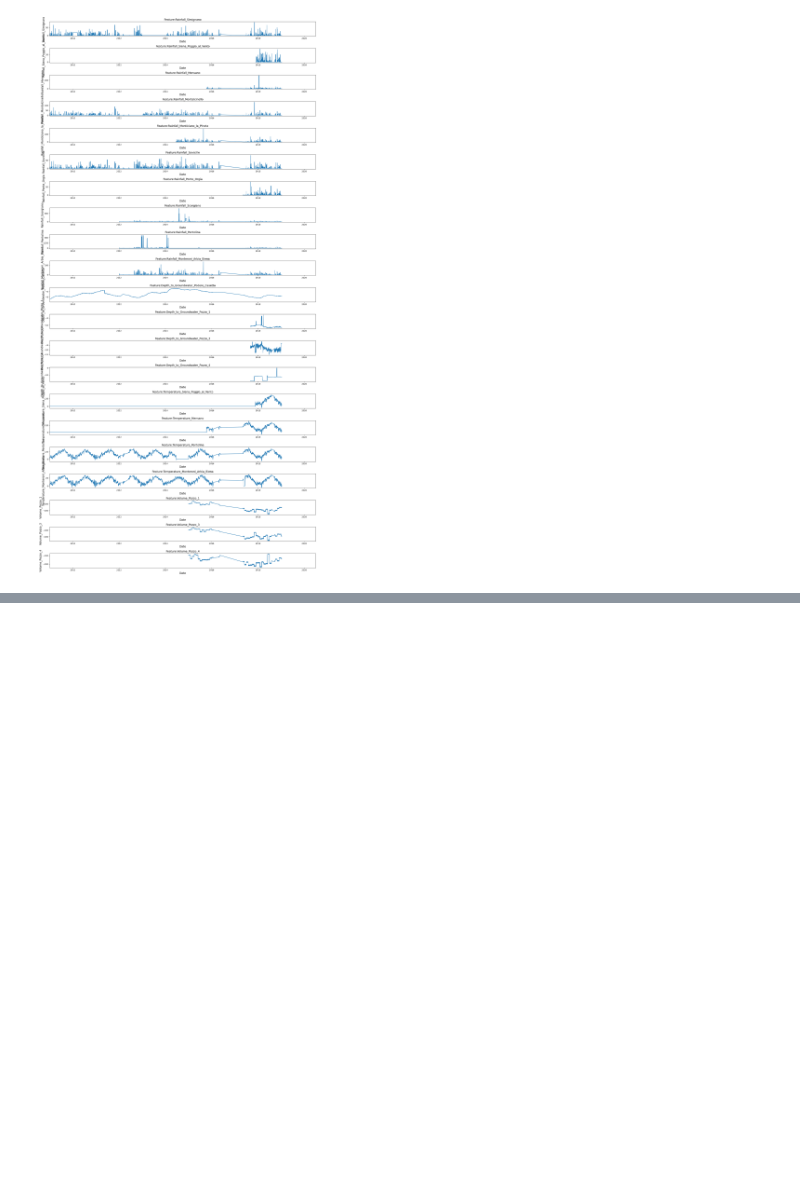
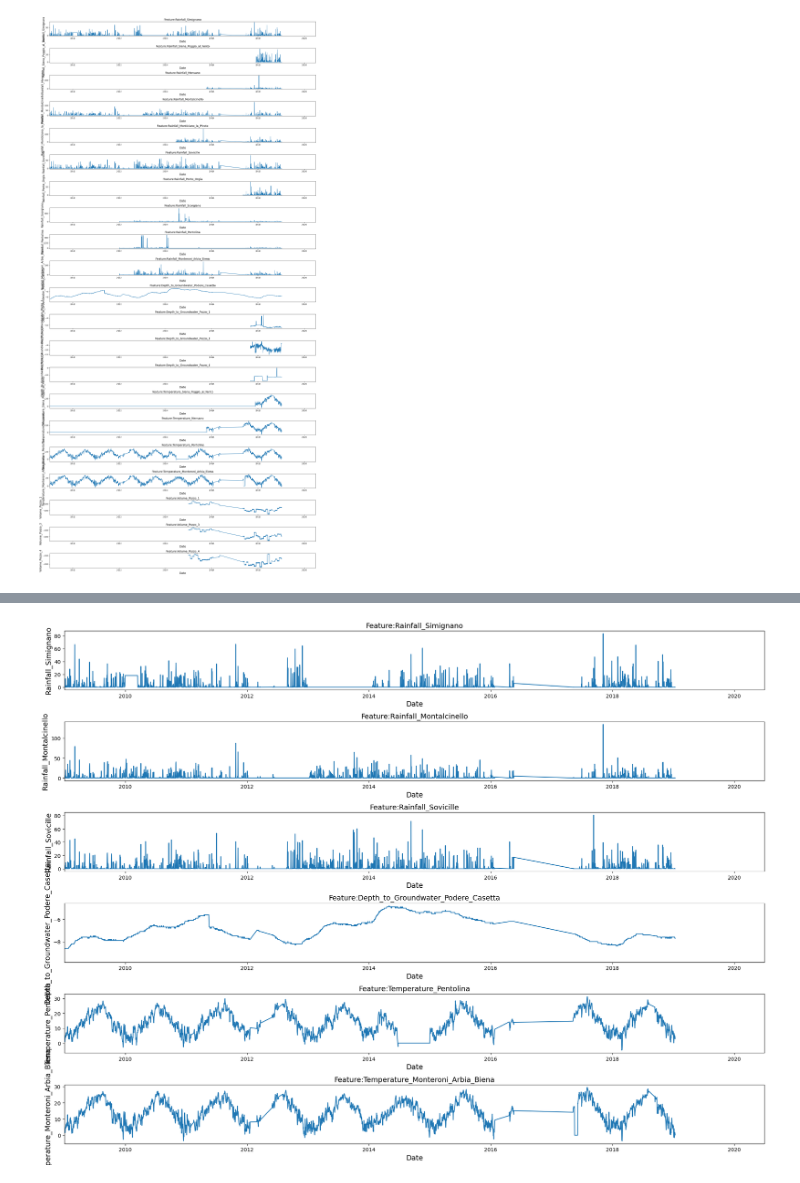
Before and after one commit to ZhouXiinlei/ml_WaterAnalytics, a Jupyter notebook: Aquifer_Luco_Process.ipynb, the cells around one changed output, grey strips where cells are left out. Drawn from its saved outputs; the diff is of its cells as text; code cells hidden in the pictures; blank space fills up the shorter version.

```diff
--- a/Aquifer_Luco_Process.ipynb
+++ b/Aquifer_Luco_Process.ipynb
@@ -64,0 +85,6 @@ plt.tight_layout()
+# %%
+#可以看出，仍然有大量的缺失值，把仍然有大量缺失值的列去除
+df1 = df1.drop(['Rainfall_Siena_Poggio_al_Vento','Rainfall_Mensano','Rainfall_Monticiano_la_Pineta','Rainfall_Ponte_Orgia','Rainfall_Scorgiano','Rainfall_Pentolina',
+                'Rainfall_Monteroni_Arbia_Biena','Depth_to_Groundwater_Pozzo_1','Depth_to_Groundwater_Pozzo_3','Depth_to_Groundwater_Pozzo_4',
+                'Volume_Pozzo_1','Volume_Pozzo_3','Volume_Pozzo_4','Temperature_Mensano','Temperature_Siena_Poggio_al_Vento'],axis=1)
+df1.isnull().sum()
@@ -64,0 +100,15 @@ plt.tight_layout()
+# %%
+f,ax = plt.subplots(nrows=6,ncols=1,figsize=(20,15))
+
+#以列取修改后的数据，删去日期列作为x，其他数据作为y,并且对其中缺失的数据用前一个数据进行填充
+for i,column in enumerate(df1.drop('Date',axis=1).columns):
+    sns.lineplot(x=df1['Date'],y=df1[column].fillna(method='ffill'),ax=ax[i])
+    ax[i].set_title('Feature:{}'.format(column),fontsize=14)
+    ax[i].set_ylabel(ylabel=column,fontsize=14)
+    ax[i].set_xlabel(xlabel='Date',fontsize=14)
+
+    ax[i].set_xlim([date(2009, 1, 1), date(2020, 6, 30)])
+
+plt.tight_layout()
+# %% [output]
+[figure, added]
```
Also changed, not shown: parts of 4 cells of this notebook, 1 other file.
